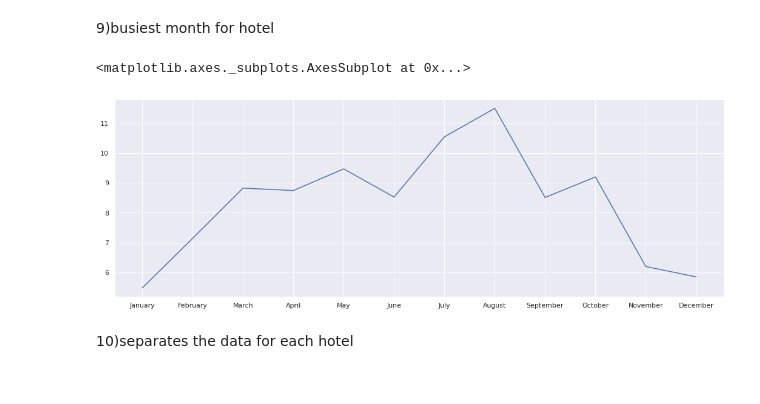
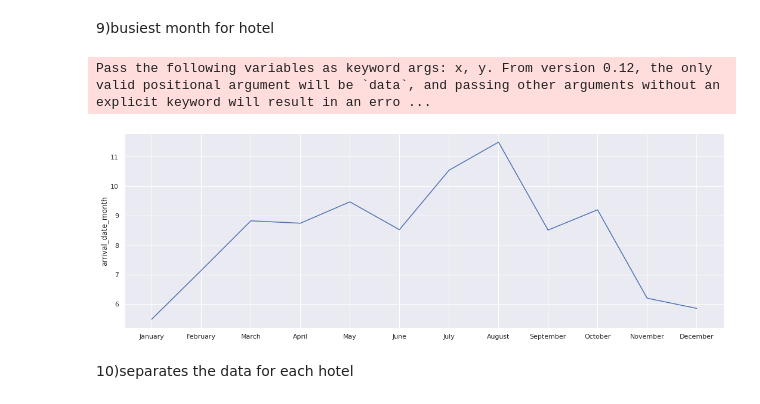
Before and after one commit to 9075197427/EDA_capstone_project, a Jupyter notebook: EDA_Capstone_team_Pirates_.ipynb, the cells around one changed output. Cells and saved outputs as stored; diff of their text form; code cells hidden in the pictures.

```diff
--- a/EDA_Capstone_team_Pirates_.ipynb
+++ b/EDA_Capstone_team_Pirates_.ipynb
@@ -295,20 +295,21 @@ plt.show()
 # %%
 
 df_not_canceled = df_Hotels[df_Hotels['is_canceled'] == 0]
 plt.figure(figsize=(18,6))
 new_order = ['January', 'February', 'March', 'April', 'May', 'June', 'July', 'August', 'September',
              'October', 'November', 'December']
 
 sorted_months = df_not_canceled['arrival_date_month'].value_counts().reindex(new_order)
 
 x = sorted_months.index
 y = sorted_months/sorted_months.sum()*100
 
 
-sns.lineplot(x, y.values)
+sns.lineplot(x, y)
+plt.show()
 # %% [output]
-<matplotlib.axes._subplots.AxesSubplot at 0x...>
+Pass the following variables as keyword args: x, y. From version 0.12, the only valid positional argument will be `data`, and passing other arguments without an explicit keyword will result in an erro ...
-[figure, old version]
+[figure, new version]
 # %% [markdown]
 10)separates the data for each hotel
 # %%
```
